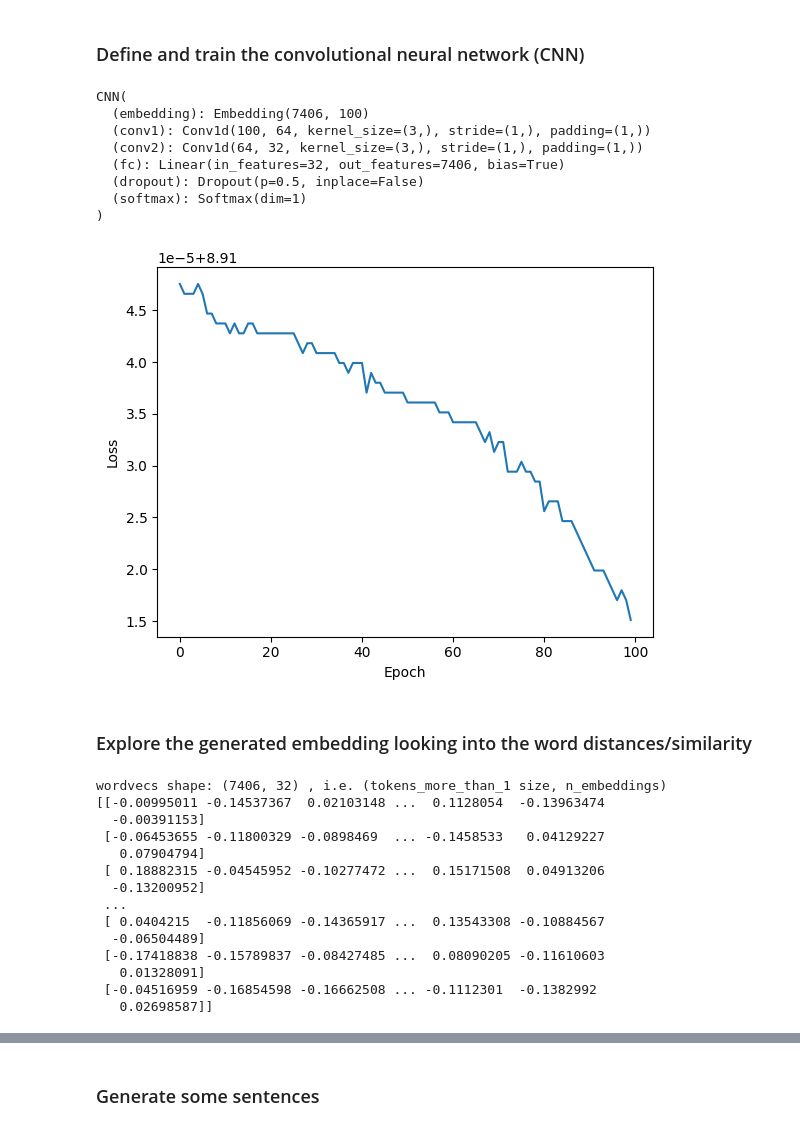
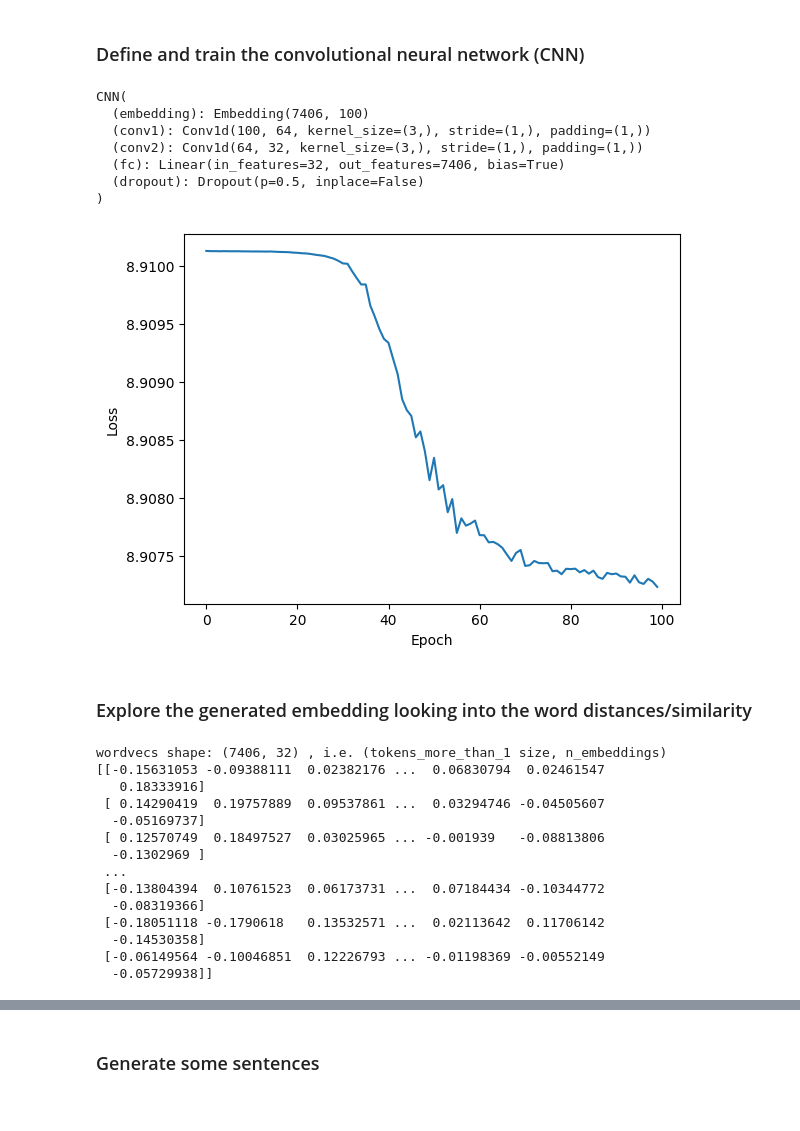
Before and after one commit to bryancalisto/nlp-labs, a Jupyter notebook: lab-4/lab-4-v2.ipynb, the cells around one changed output, grey strips where cells are left out. Saved outputs shown, nothing was run; the diff lists cells and outputs as text; code cells hidden in the pictures.

Commit message:
Removed softmax from model's forward and applied on-demand outside it

```diff
--- a/lab-4/lab-4-v2.ipynb
+++ b/lab-4/lab-4-v2.ipynb
@@ -162,8 +162,6 @@ class CNN(nn.Module):
 
         self.dropout = nn.Dropout(dropout)
 
-        self.softmax = nn.Softmax(dim=1)
-
     def forward(self, x):
         x = x.to(torch.long)
         out = self.embedding(x)
@@ -180,9 +178,7 @@ class CNN(nn.Module):
 
         logits = self.fc(out)
 
-        out = self.softmax(logits)
-
-        return out
+        return logits
 # %%
 N_EMBEDDINGS = 100
 N_TOKENS = len(vocab)
@@ -191,7 +187,7 @@ print(model)
 model = model.to(device)
 
 
-LR = 1e-4
+LR = 3e-4
 EPOCHS = 100
 loss_fn = nn.CrossEntropyLoss()
 optimizer = torch.optim.AdamW(model.parameters(), lr=LR)
@@ -205,36 +201,35 @@ running_loss = []
 # Train
 for epoch in range(EPOCHS):
     model.train()
     epoch_loss = 0
     for sequence_words, next_word in dataloader:
         sequence_words, next_word = sequence_words.to(device), next_word.to(device)
         next_word = next_word.to(torch.float)
         sequence_words = sequence_words.to(torch.float)
         optimizer.zero_grad()
         logits = model(sequence_words)
-        preds = logits
+        preds = F.softmax(logits, dim=1)
         loss = loss_fn(preds, next_word.long())
         epoch_loss += loss.item()
         loss.backward()
         optimizer.step()
         progress_bar.update()
     epoch_loss /= len(dataloader)
     running_loss.append(epoch_loss)
 
 plt.plot(running_loss)
 plt.xlabel('Epoch')
 plt.ylabel('Loss')
 plt.show()
 # %% [output]
 CNN(
   (embedding): Embedding(7406, 100)
   (conv1): Conv1d(100, 64, kernel_size=(3,), stride=(1,), padding=(1,))
   (conv2): Conv1d(64, 32, kernel_size=(3,), stride=(1,), padding=(1,))
   (fc): Linear(in_features=32, out_features=7406, bias=True)
   (dropout): Dropout(p=0.5, inplace=False)
-  (softmax): Softmax(dim=1)
 )
-[figure, old version]
+[figure, new version]
 # %% [markdown]
 ### Explore the generated embedding looking into the word distances/similarity
 # %%
@@ -243,19 +238,19 @@ print('wordvecs shape:', wordvecs.shape, ', i.e. (tokens_more_than_1 size, n_emb
 print(wordvecs)
 # %% [output]
 wordvecs shape: (7406, 32) , i.e. (tokens_more_than_1 size, n_embeddings)
-[[-0.00995011 -0.14537367  0.02103148 ...  0.1128054  -0.13963474
-  -0.00391153]
- [-0.06453655 -0.11800329 -0.0898469  ... -0.1458533   0.04129227
-   0.07904794]
- [ 0.18882315 -0.04545952 -0.10277472 ...  0.15171508  0.04913206
-  -0.13200952]
+[[-0.15631053 -0.09388111  0.02382176 ...  0.06830794  0.02461547
+   0.18333916]
+ [ 0.14290419  0.19757889  0.09537861 ...  0.03294746 -0.04505607
+  -0.05169737]
+ [ 0.12570749  0.18497527  0.03025965 ... -0.001939   -0.08813806
+  -0.1302969 ]
  ...
- [ 0.0404215  -0.11856069 -0.14365917 ...  0.13543308 -0.10884567
-  -0.06504489]
- [-0.17418838 -0.15789837 -0.08427485 ...  0.08090205 -0.11610603
-   0.01328091]
- [-0.04516959 -0.16854598 -0.16662508 ... -0.1112301  -0.1382992
-   0.02698587]]
+ [-0.13804394  0.10761523  0.06173731 ...  0.07184434 -0.10344772
+  -0.08319366]
+ [-0.18051118 -0.1790618   0.13532571 ...  0.02113642  0.11706142
+  -0.14530358]
+ [-0.06149564 -0.10046851  0.12226793 ... -0.01198369 -0.00552149
+  -0.05729938]]
 # %%
 from scipy.spatial import distance
 import numpy as np
```
Also changed, not shown: parts of 4 cells of this notebook.
